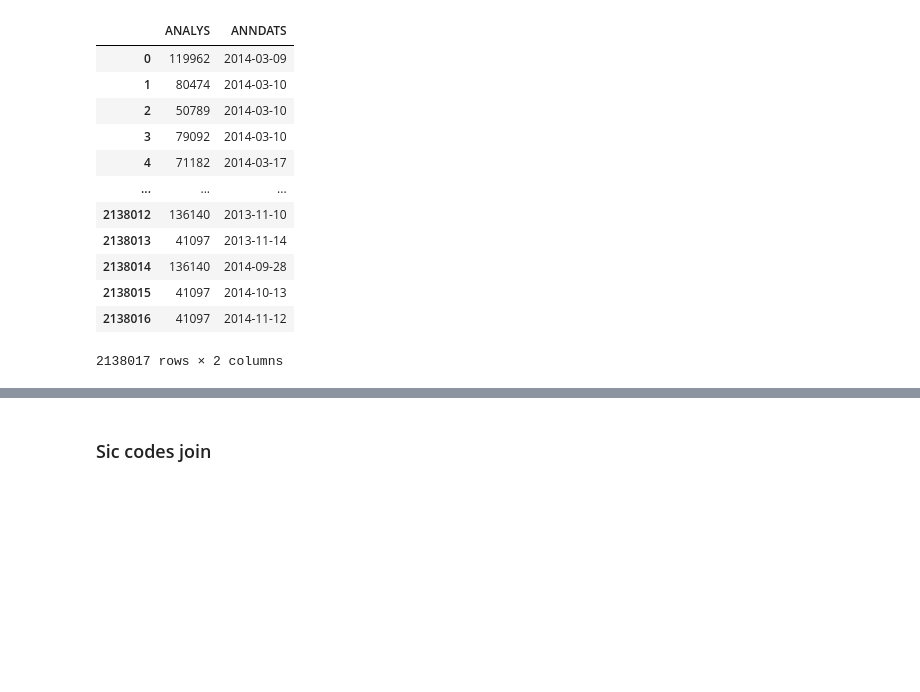
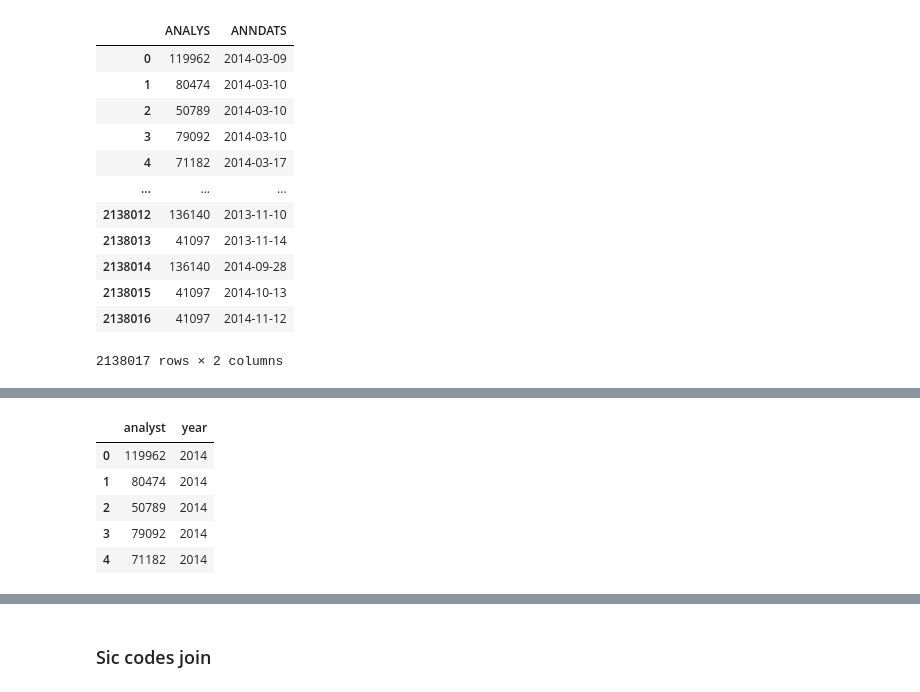
Before and after one commit to moshchev/gsfm_SS24, a Jupyter notebook: notebooks/alex_eda_feature_generation.ipynb, the cells around one changed output, grey strips where cells are left out. Drawn from its saved outputs; the diff is of its cells as text; code cells hidden in the pictures; blank space fills up the shorter version.

```diff
--- a/notebooks/alex_eda_feature_generation.ipynb
+++ b/notebooks/alex_eda_feature_generation.ipynb
@@ -81,6 +115,0 @@ analysts_experience.head()
-# %%
-analysts_experience = analysts_experience.drop(columns=['ANNDATS'])
-analysts_experience = analysts_experience.drop_duplicates()
-sorted_analysts = analysts_experience.groupby('ANALYS').count()
-sorted_analysts = sorted_analysts.sort_values(by=['YEAR'], ascending=False)
-sorted_analysts
@@ -86,0 +127,11 @@ sorted_analysts
+# %%
+all_years_analyst = pd.concat([analysts_experience, df_analyst])
+all_years_analyst.drop_duplicates().reset_index(drop=True)
+all_years_analyst.head()
+# %% [output]
+|  | analyst | year |
+| 0 | 119962 | 2014 |
+| 1 | 80474 | 2014 |
+| 2 | 50789 | 2014 |
+| 3 | 79092 | 2014 |
+| 4 | 71182 | 2014 |
```
Also changed, not shown: parts of 14 cells of this notebook, 3 other files.
